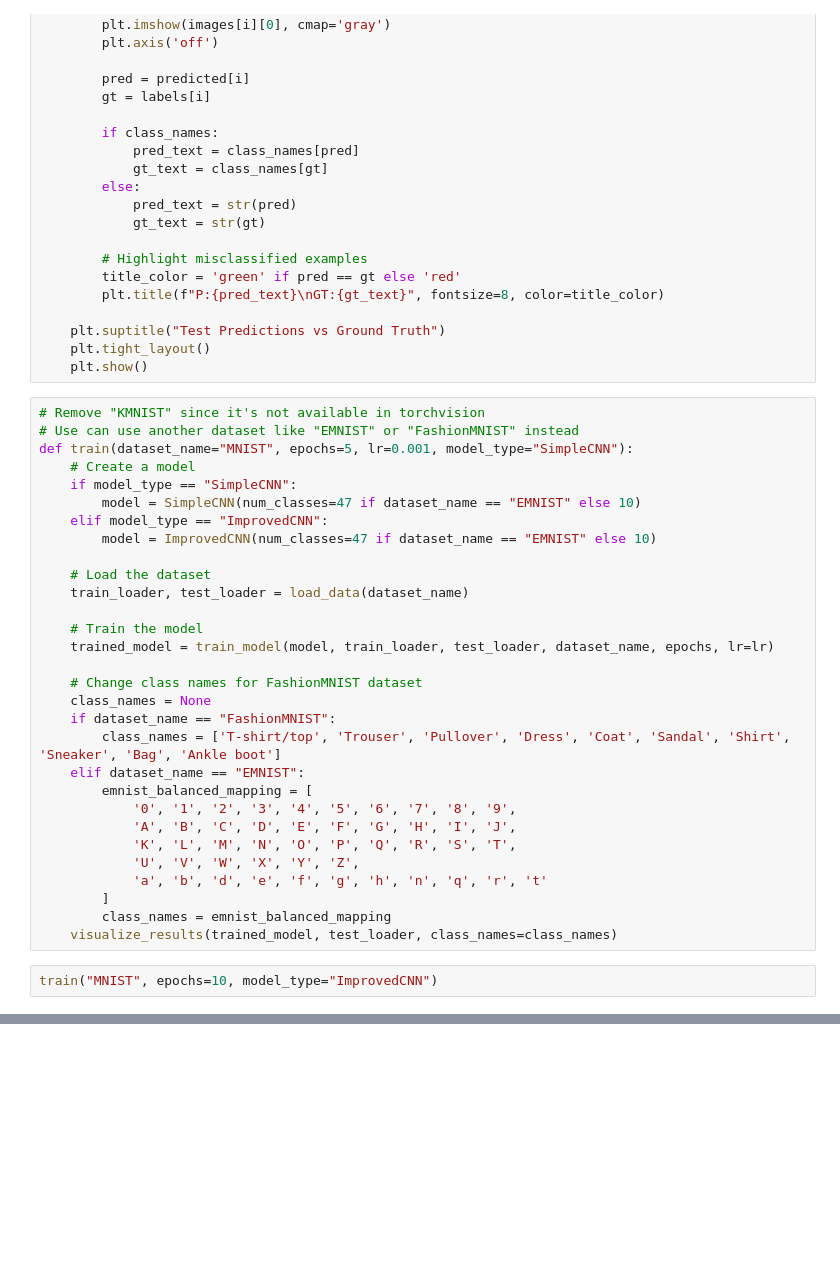
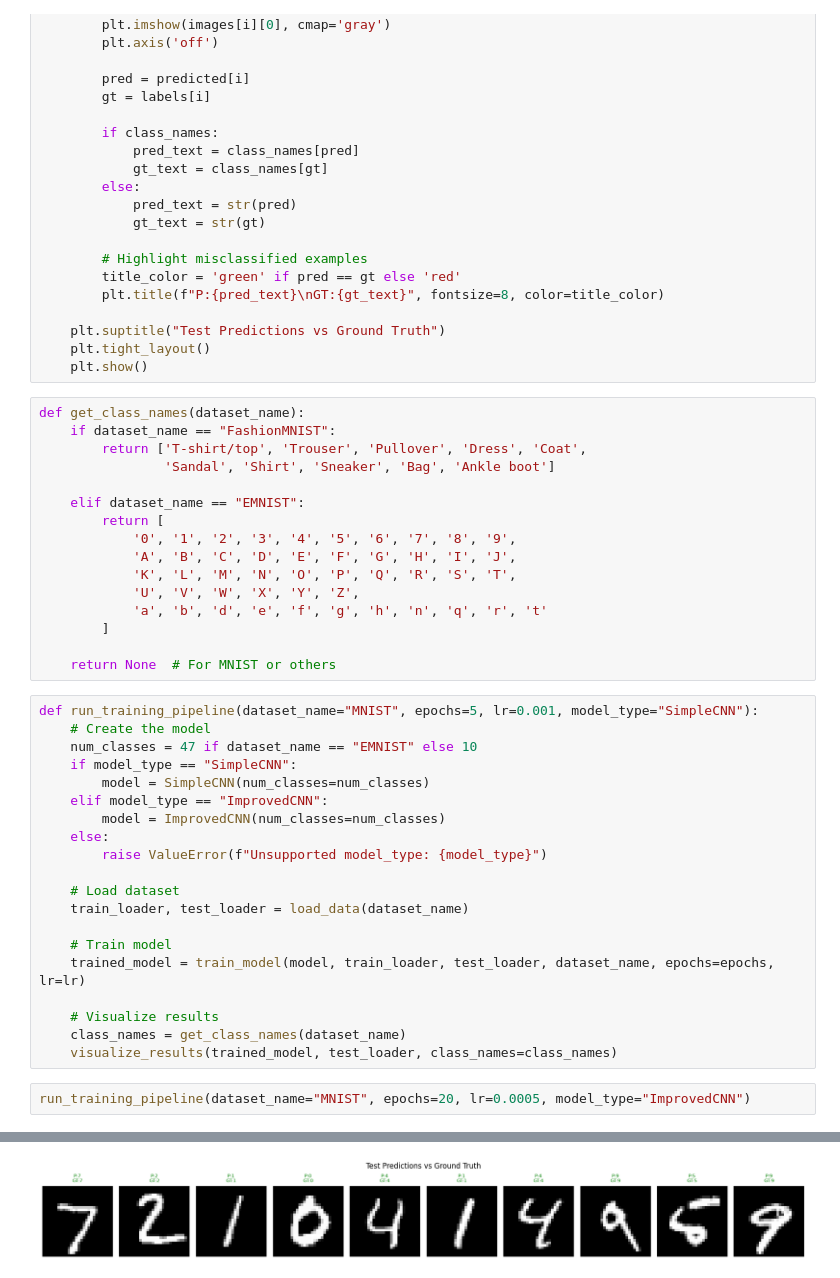
Before and after one commit to anhkhoa706/python-for-dl-homework, a Jupyter notebook: week06/CNN_MNIST_Fashion_EMNIST.ipynb, the cells around one changed output, grey strips where cells are left out. Drawn from its saved outputs; the diff is of its cells as text; blank space fills up the shorter version.

```diff
--- a/week06/CNN_MNIST_Fashion_EMNIST.ipynb
+++ b/week06/CNN_MNIST_Fashion_EMNIST.ipynb
@@ -196,34 +196,41 @@ def visualize_results(model, test_loader, class_names=None, num_images=10):
     plt.tight_layout()
     plt.show()
 # %%
-# Remove "KMNIST" since it's not available in torchvision
-# Use can use another dataset like "EMNIST" or "FashionMNIST" instead
-def train(dataset_name="MNIST", epochs=5, lr=0.001, model_type="SimpleCNN"):
-    # Create a model
-    if model_type == "SimpleCNN":
-        model = SimpleCNN(num_classes=47 if dataset_name == "EMNIST" else 10)
-    elif model_type == "ImprovedCNN":
-        model = ImprovedCNN(num_classes=47 if dataset_name == "EMNIST" else 10)
+def get_class_names(dataset_name):
+    if dataset_name == "FashionMNIST":
+        return ['T-shirt/top', 'Trouser', 'Pullover', 'Dress', 'Coat',
+                'Sandal', 'Shirt', 'Sneaker', 'Bag', 'Ankle boot']
 
-    # Load the dataset
-    train_loader, test_loader = load_data(dataset_name)
-
-    # Train the model
-    trained_model = train_model(model, train_loader, test_loader, dataset_name, epochs, lr=lr)
-
-    # Change class names for FashionMNIST dataset
-    class_names = None
-    if dataset_name == "FashionMNIST":
-        class_names = ['T-shirt/top', 'Trouser', 'Pullover', 'Dress', 'Coat', 'Sandal', 'Shirt', 'Sneaker', 'Bag', 'Ankle boot']
     elif dataset_name == "EMNIST":
-        emnist_balanced_mapping = [
+        return [
             '0', '1', '2', '3', '4', '5', '6', '7', '8', '9',
             'A', 'B', 'C', 'D', 'E', 'F', 'G', 'H', 'I', 'J',
             'K', 'L', 'M', 'N', 'O', 'P', 'Q', 'R', 'S', 'T',
             'U', 'V', 'W', 'X', 'Y', 'Z',
             'a', 'b', 'd', 'e', 'f', 'g', 'h', 'n', 'q', 'r', 't'
         ]
-        class_names = emnist_balanced_mapping
-    visualize_results(trained_model, test_loader, class_names=class_names)
+
+    return None  # For MNIST or others
+# %%
+def run_training_pipeline(dataset_name="MNIST", epochs=5, lr=0.001, model_type="SimpleCNN"):
+    # Create the model
+    num_classes = 47 if dataset_name == "EMNIST" else 10
+    if model_type == "SimpleCNN":
+        model = SimpleCNN(num_classes=num_classes)
+    elif model_type == "ImprovedCNN":
+        model = ImprovedCNN(num_classes=num_classes)
+    else:
+        raise ValueError(f"Unsupported model_type: {model_type}")
+
+    # Load dataset
+    train_loader, test_loader = load_data(dataset_name)
+
+    # Train model
+    trained_model = train_model(model, train_loader, test_loader, dataset_name, epochs=epochs, lr=lr)
+
+    # Visualize results
+    class_names = get_class_names(dataset_name)
+    visualize_results(trained_model, test_loader, class_names=class_names)
 # %%
-train("MNIST", epochs=10, model_type="ImprovedCNN")
+run_training_pipeline(dataset_name="MNIST", epochs=20, lr=0.0005, model_type="ImprovedCNN")
+# %% [output]
@@ -230 +257,2 @@ train("MNIST", epochs=10, model_type="ImprovedCNN")
+[figure, added]
 # %%
```
Also changed, not shown: parts of 3 cells of this notebook, 2 other files.
